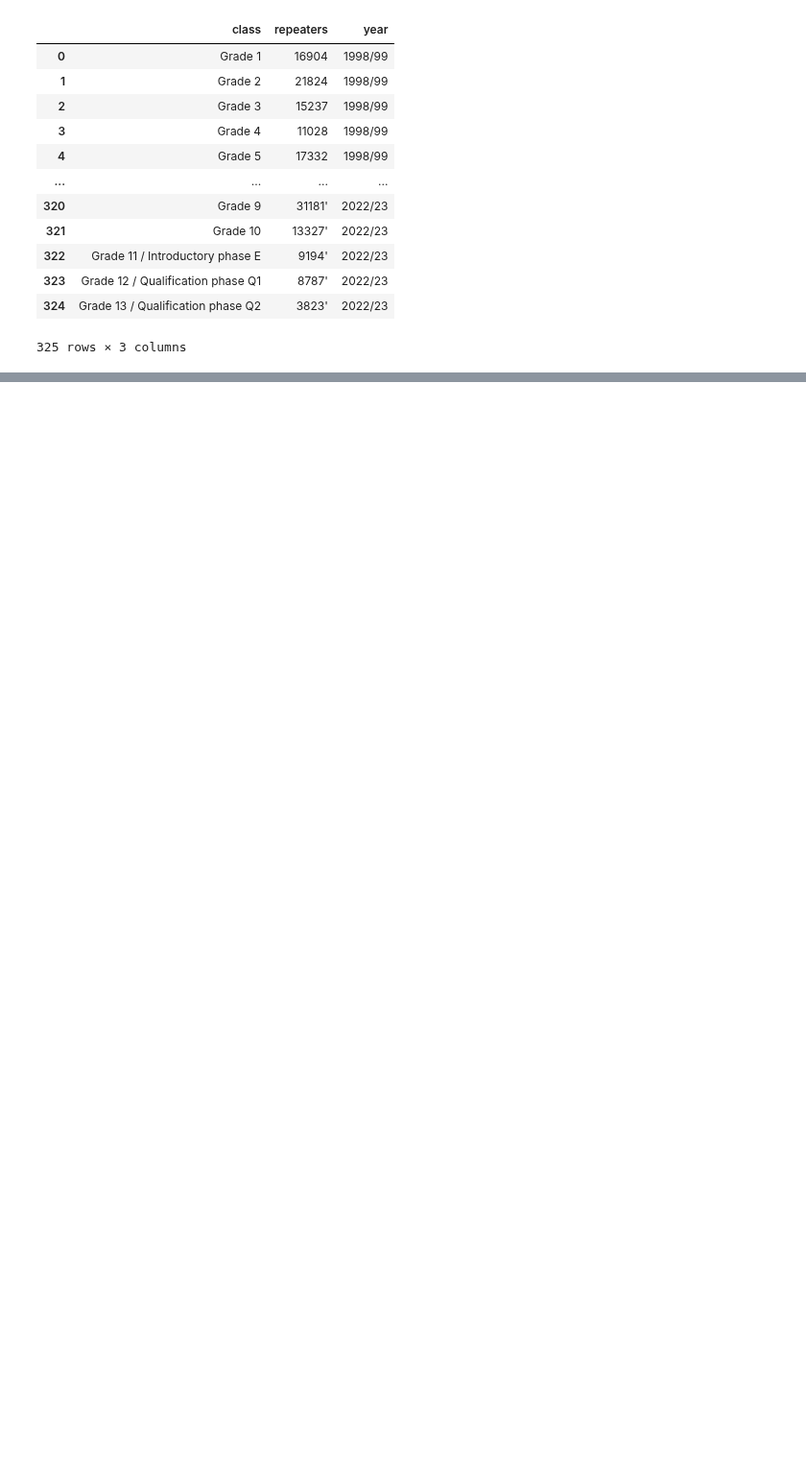
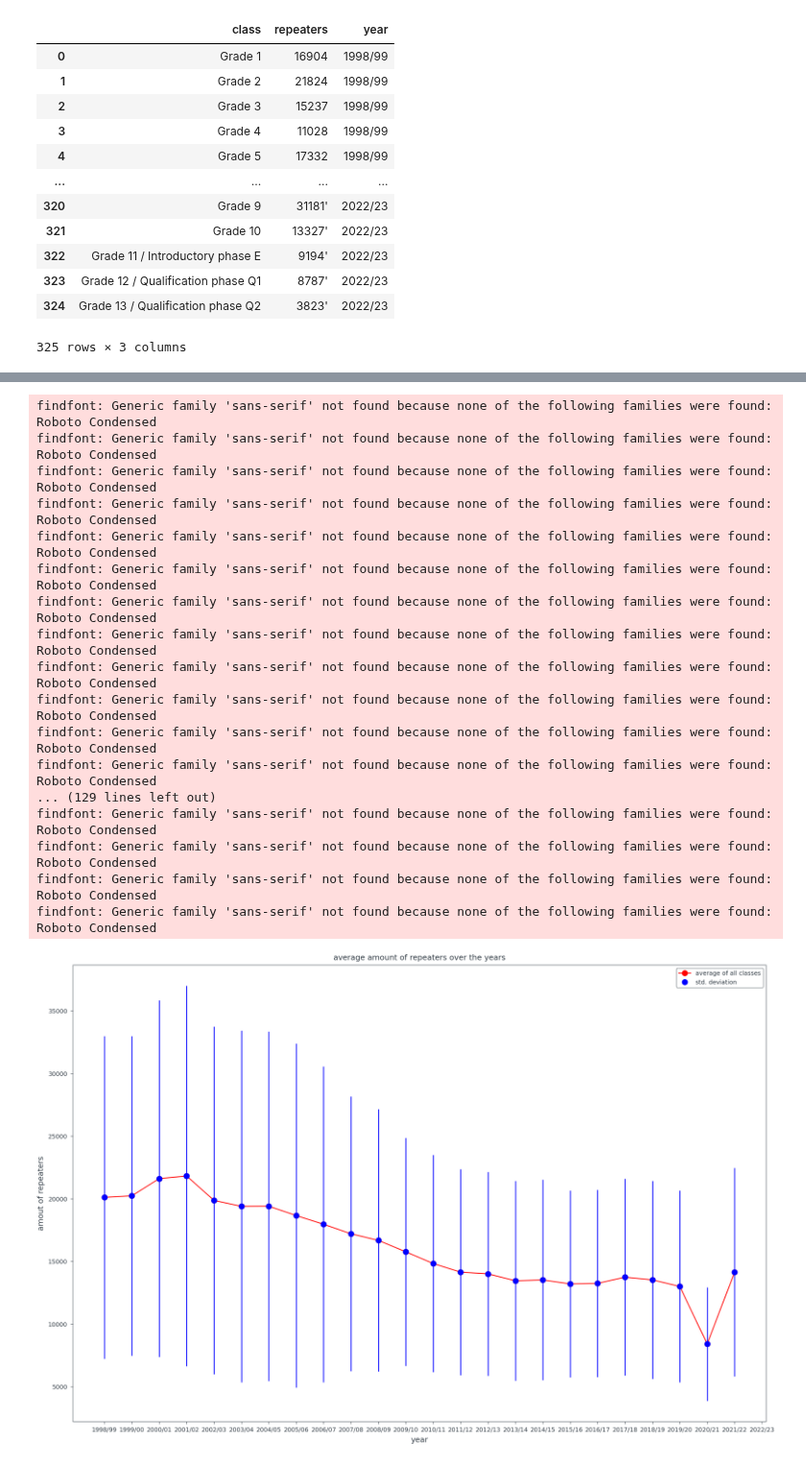
Before and after one commit to KarylReyne/DataLiteracyWS23, a Jupyter notebook: exp/JS-002-Repeaters.ipynb, the cells around one changed output, grey strips where cells are left out. Shown at 96% size. Saved outputs shown, nothing was run; the diff lists cells and outputs as text; code cells hidden in the pictures; blank space fills up the shorter version.

```diff
--- a/exp/JS-002-Repeaters.ipynb
+++ b/exp/JS-002-Repeaters.ipynb
@@ -90,0 +91,54 @@ findfont: Generic family 'sans-serif' not found because none of the following fa
+# %%
+import matplotlib.pyplot as plt
+
+df_melted['repeaters'] = pd.to_numeric(df_melted['repeaters'], errors='coerce')
+
+# Eindeutige Klassen aus dem DataFrame extrahieren
+unique_classes = df_melted['class'].unique()
+
+unique_years = df_melted['year'].unique()
+
+# Mittelwert der Wiederholer pro Jahr berechnen
+mean_repeaters_per_year = df_melted.groupby('year')['repeaters'].mean()
+
+
+std_dev_repeaters_per_year = df_melted.groupby('year')['repeaters'].std()
+
+# Erstellen eines Plots für Durchschnitt und Standardabweichung
+plt.figure(figsize=(12, 8))
+
+# Durchschnittswerte plotten
+plt.plot(unique_years, mean_repeaters_per_year, marker='o', color='red', label='average of all classes')
+
+# Standardabweichung hinzufügen (als Fehlerbalken)
+plt.errorbar(unique_years, mean_repeaters_per_year, yerr=std_dev_repeaters_per_year, fmt='o', color='blue', label='std. deviation')
+
+# Titel und Achsenbeschriftungen hinzufügen
+plt.title('average amount of repeaters over the years')
+plt.xlabel('year')
+plt.ylabel('amout of repeaters')
+
+# Legende hinzufügen
+plt.legend()
+
+# Zeige den Plot
+plt.show()
+# %% [output]
+findfont: Generic family 'sans-serif' not found because none of the following families were found: Roboto Condensed
+findfont: Generic family 'sans-serif' not found because none of the following families were found: Roboto Condensed
+findfont: Generic family 'sans-serif' not found because none of the following families were found: Roboto Condensed
+findfont: Generic family 'sans-serif' not found because none of the following families were found: Roboto Condensed
+findfont: Generic family 'sans-serif' not found because none of the following families were found: Roboto Condensed
+findfont: Generic family 'sans-serif' not found because none of the following families were found: Roboto Condensed
+findfont: Generic family 'sans-serif' not found because none of the following families were found: Roboto Condensed
+findfont: Generic family 'sans-serif' not found because none of the following families were found: Roboto Condensed
+findfont: Generic family 'sans-serif' not found because none of the following families were found: Roboto Condensed
+findfont: Generic family 'sans-serif' not found because none of the following families were found: Roboto Condensed
+findfont: Generic family 'sans-serif' not found because none of the following families were found: Roboto Condensed
+findfont: Generic family 'sans-serif' not found because none of the following families were found: Roboto Condensed
+... (129 lines left out)
+findfont: Generic family 'sans-serif' not found because none of the following families were found: Roboto Condensed
+findfont: Generic family 'sans-serif' not found because none of the following families were found: Roboto Condensed
+findfont: Generic family 'sans-serif' not found because none of the following families were found: Roboto Condensed
+findfont: Generic family 'sans-serif' not found because none of the following families were found: Roboto Condensed
+[figure, added]
```
Also changed, not shown: parts of 1 cell of this notebook, 3 other files.
